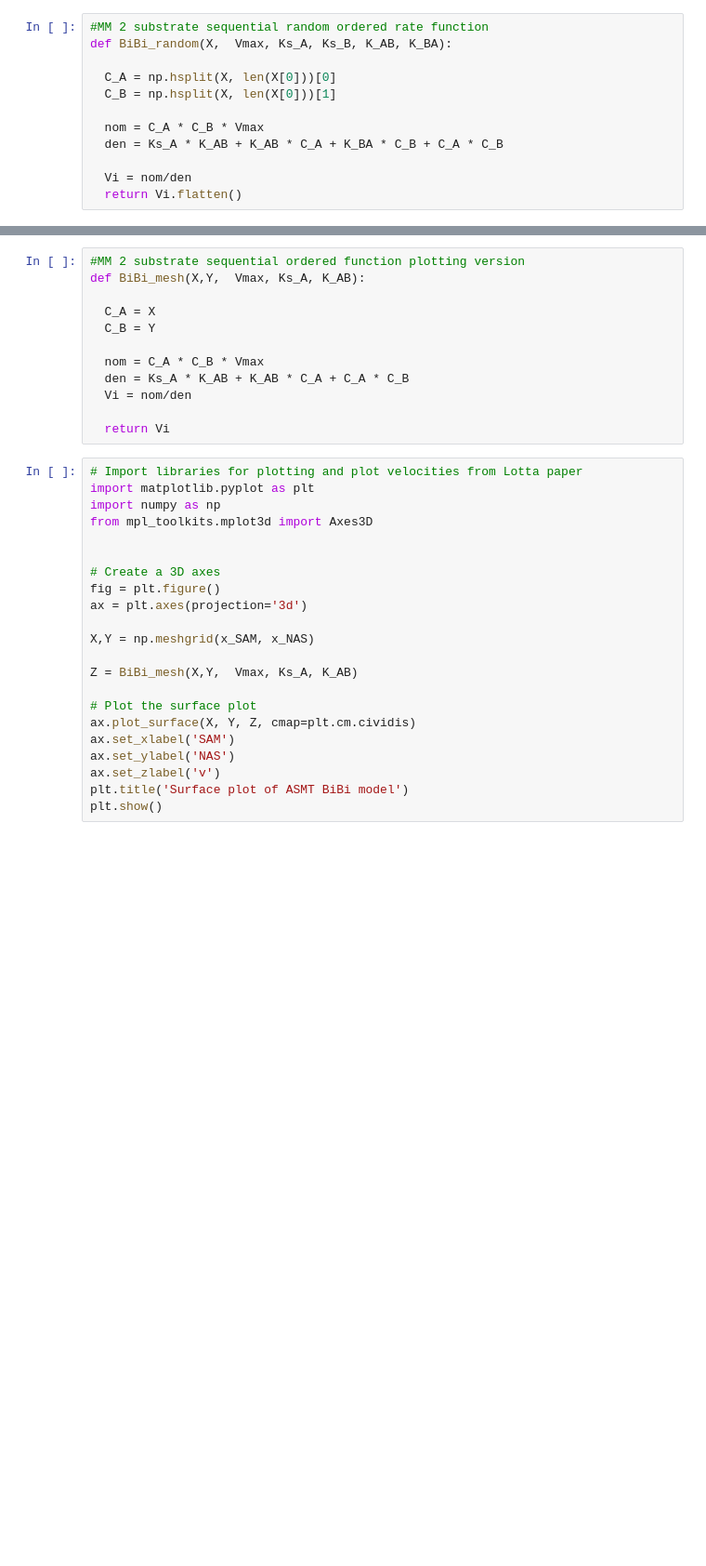
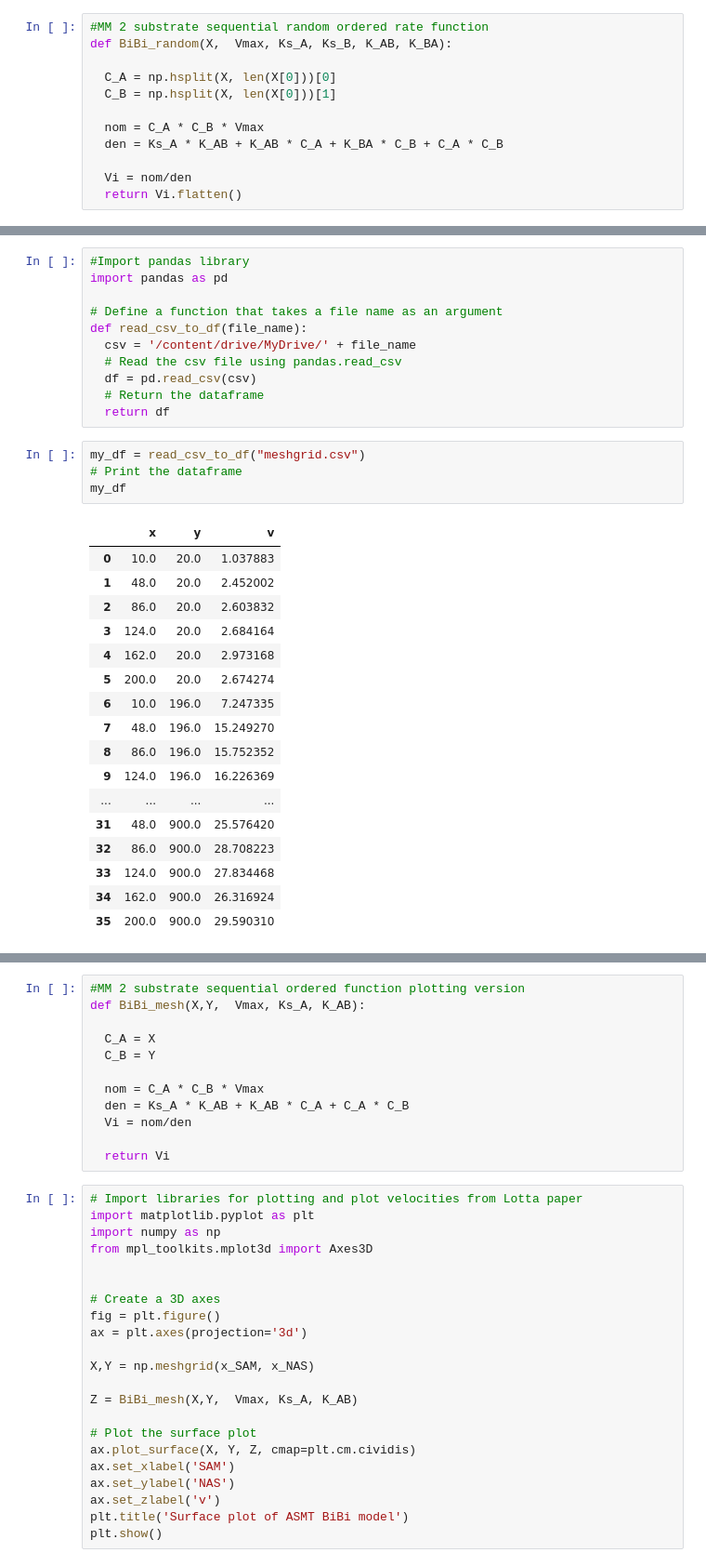
Before and after one commit to Qflow777/BiBi_enzyme_kinetics, a Jupyter notebook: BiBi_seq.ipynb, the cells around one changed output, grey strips where cells are left out. Shown at 93% size. Saved outputs shown, nothing was run; the diff lists cells and outputs as text; blank space fills up the shorter version.

```diff
--- a/BiBi_seq.ipynb
+++ b/BiBi_seq.ipynb
@@ -35,0 +54,33 @@ def BiBi_random(X,  Vmax, Ks_A, Ks_B, K_AB, K_BA):
+# %%
+#Import pandas library
+import pandas as pd
+
+# Define a function that takes a file name as an argument
+def read_csv_to_df(file_name):
+  csv = '/content/drive/MyDrive/' + file_name
+  # Read the csv file using pandas.read_csv
+  df = pd.read_csv(csv)
+  # Return the dataframe
+  return df
+# %%
+my_df = read_csv_to_df("meshgrid.csv")
+# Print the dataframe
+my_df
+# %% [output]
+|  | x | y | v |
+| 0 | 10.0 | 20.0 | 1.037883 |
+| 1 | 48.0 | 20.0 | 2.452002 |
+| 2 | 86.0 | 20.0 | 2.603832 |
+| 3 | 124.0 | 20.0 | 2.684164 |
+| 4 | 162.0 | 20.0 | 2.973168 |
+| 5 | 200.0 | 20.0 | 2.674274 |
+| 6 | 10.0 | 196.0 | 7.247335 |
+| 7 | 48.0 | 196.0 | 15.249270 |
+| 8 | 86.0 | 196.0 | 15.752352 |
+| 9 | 124.0 | 196.0 | 16.226369 |
+| ... | ... | ... | ... |
+| 31 | 48.0 | 900.0 | 25.576420 |
+| 32 | 86.0 | 900.0 | 28.708223 |
+| 33 | 124.0 | 900.0 | 27.834468 |
+| 34 | 162.0 | 900.0 | 26.316924 |
+| 35 | 200.0 | 900.0 | 29.590310 |
```
Also changed, not shown: parts of 15 cells of this notebook.
